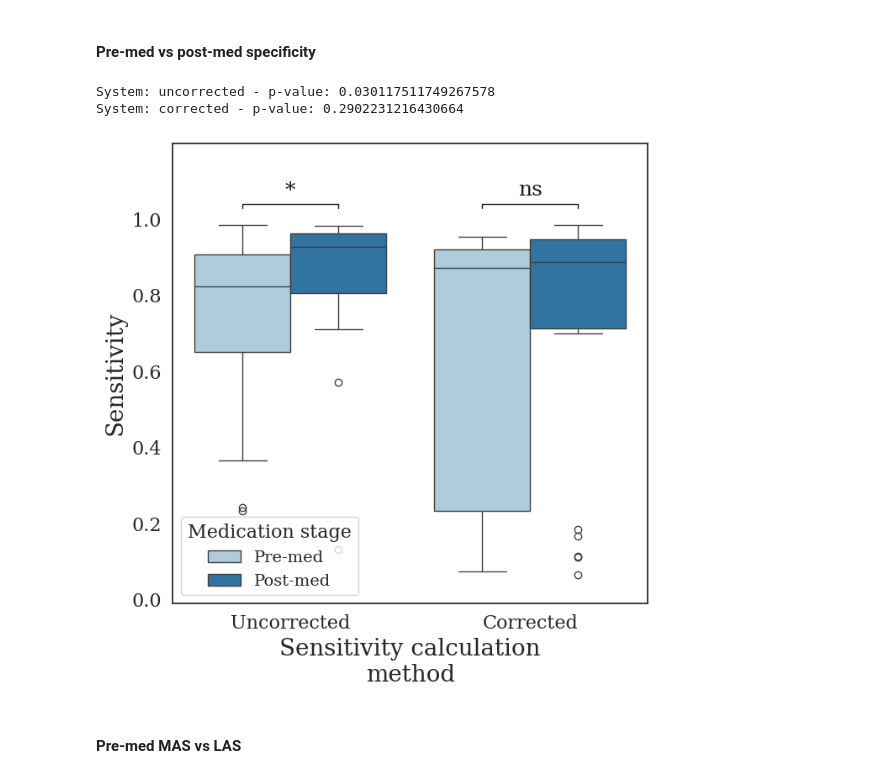
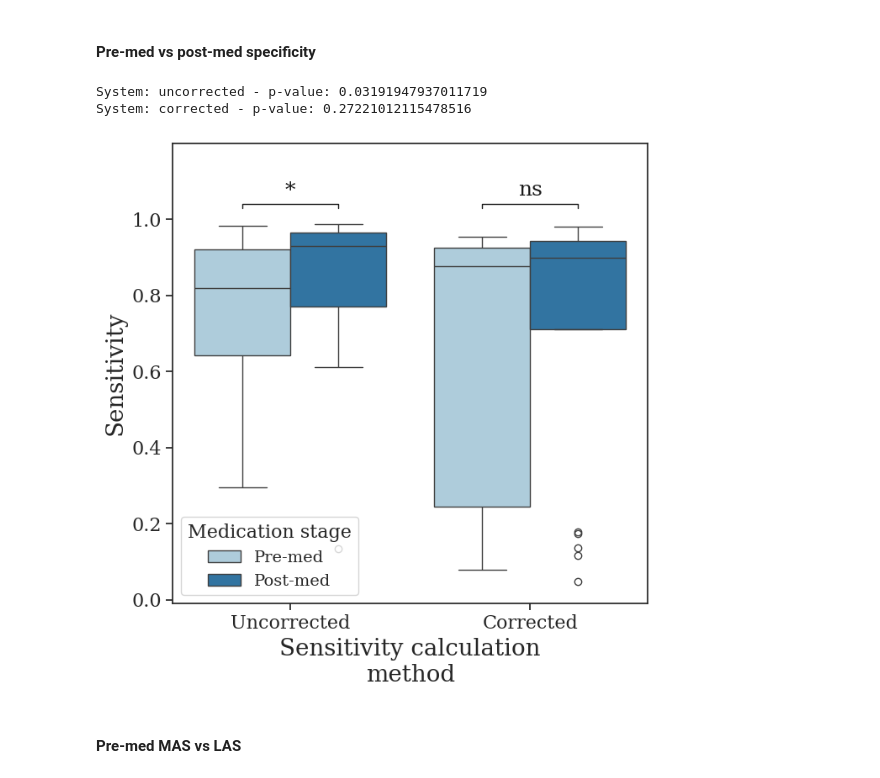
Before and after one commit to biomarkersParkinson/pdathome_gait, a Jupyter notebook: paper_results/notebooks/filtering_gait.ipynb, the cells around one changed output. Drawn from its saved outputs; the diff is of its cells as text; code cells hidden in the pictures.

```diff
--- a/paper_results/notebooks/filtering_gait.ipynb
+++ b/paper_results/notebooks/filtering_gait.ipynb
@@ -40,8 +39,8 @@ d_performance = {
     gc.descriptives.PARKINSONS_DISEASE: {},
     gc.descriptives.CONTROLS: {}
 }
-for subject in gc.participant_ids.L_PD_IDS + gc.participant_ids.L_HC_IDS:
-    if subject in gc.participant_ids.L_PD_IDS:
+for subject in gc.participant_ids.PD_IDS + gc.participant_ids.HC_IDS:
+    if subject in gc.participant_ids.PD_IDS:
         population = gc.descriptives.PARKINSONS_DISEASE
     else:
         population = gc.descriptives.CONTROLS
@@ -88,7 +115,7 @@ plot_coefs(d_coefs=coefs_rf, classifier=gc.classifiers.RANDOM_FOREST, figsize=(1
 df_size = pd.DataFrame()
 
 for med_stage in ['pre', 'post']:
-    for subject in gc.participant_ids.L_PD_IDS:
+    for subject in gc.participant_ids.PD_IDS:
         for segment_duration in d_performance[gc.descriptives.PARKINSONS_DISEASE][subject][gc.classifiers.ARM_ACTIVITY_CLASSIFIER_SELECTED][gc.descriptives.MOST_AFFECTED_SIDE][med_stage][f'{gc.columns.TRUE_SEGMENT_CAT}_duration'].keys():
             segment_duration_minutes = d_performance[gc.descriptives.PARKINSONS_DISEASE][subject][gc.classifiers.ARM_ACTIVITY_CLASSIFIER_SELECTED][gc.descriptives.MOST_AFFECTED_SIDE][med_stage][f'{gc.columns.TRUE_SEGMENT_CAT}_duration'][segment_duration]['minutes_true']
 
@@ -156,25 +195,25 @@ Minutes of annotated no other arm activity stratified by annotated segment durat
 # %%
 df_size = pd.DataFrame()
+decimals = 1
 
-for subject in gc.participant_ids.L_PD_IDS + gc.participant_ids.L_HC_IDS:
-    if subject in gc.participant_ids.L_PD_IDS:
+for subject in gc.participant_ids.PD_IDS + gc.participant_ids.HC_IDS:
+    if subject in gc.participant_ids.PD_IDS:
         population = gc.descriptives.PARKINSONS_DISEASE
     else:
         population = gc.descriptives.CONTROLS
 
     for med_stage in d_performance[population][subject][gc.classifiers.ARM_ACTIVITY_CLASSIFIER_SELECTED][gc.descriptives.MOST_AFFECTED_SIDE].keys():
-        if subject in gc.participant_ids.L_PD_IDS:
-            for segment_duration in d_performance[population][subject][gc.classifiers.ARM_ACTIVITY_CLASSIFIER_SELECTED][gc.descriptives.MOST_AFFECTED_SIDE][med_stage][f'{gc.columns.TRUE_SEGMENT_CAT}_duration'].keys():
-                segment_duration_minutes = d_performance[population][subject][gc.classifiers.ARM_ACTIVITY_CLASSIFIER_SELECTED][gc.descriptives.MOST_AFFECTED_SIDE][med_stage][f'{gc.columns.TRUE_SEGMENT_CAT}_duration'][segment_duration]['minutes_pred']
+        for segment_duration in d_performance[population][subject][gc.classifiers.ARM_ACTIVITY_CLASSIFIER_SELECTED][gc.descriptives.MOST_AFFECTED_SIDE][med_stage][f'{gc.columns.TRUE_SEGMENT_CAT}_duration'].keys():
+            segment_duration_minutes = d_performance[population][subject][gc.classifiers.ARM_ACTIVITY_CLASSIFIER_SELECTED][gc.descriptives.MOST_AFFECTED_SIDE][med_stage][f'{gc.columns.TRUE_SEGMENT_CAT}_duration'][segment_duration]['minutes_pred']
 
-                df_size = pd.concat([df_size, pd.DataFrame([
-                    population,
-                    med_stage,
-                    subject,
-                    'pos',
-                    segment_duration,
-                    segment_duration_minutes
-                ]).T], axis=0).reset_index(drop=True)
+            df_size = pd.concat([df_size, pd.DataFrame([
+                population,
+                med_stage,
+                subject,
+                'pos',
+                segment_duration,
+                segment_duration_minutes
+            ]).T], axis=0).reset_index(drop=True)
 
         for activity in ['pos', 'neg']:
             total_minutes = d_performance[population][subject][gc.classifiers.ARM_ACTIVITY_CLASSIFIER_SELECTED][gc.descriptives.MOST_AFFECTED_SIDE][med_stage]['size'][f'pred_{activity}_s']/60
@@ -192,7 +231,7 @@ df_size.columns = ['pop', 'med_stage', 'id', 'activity', 'segment_duration', 'mi
 
 df_size_grouped = df_size.groupby(['pop', 'med_stage', 'activity', 'segment_duration'])['minutes'].agg(['mean', 'std']).reset_index()
 
-df_size_grouped['minutes_agg'] = df_size_grouped.apply(lambda x: f"{np.round(x['mean'],2)} ({np.round(x['std'],2)})", axis=1)
+df_size_grouped['minutes_agg'] = df_size_grouped.apply(lambda x: f"{np.round(x['mean'], decimals)} ({np.round(x['std'], decimals)})", axis=1)
 df_size_grouped['pop'] = df_size_grouped.apply(lambda x: f"{x['pop']} {x['med_stage']}" if x['pop'] == gc.descriptives.PARKINSONS_DISEASE else x['pop'], axis=1)
 
 df_size_grouped = df_size_grouped.drop(columns=['mean', 'std', 'med_stage']).reset_index(drop=True)
@@ -431,11 +466,13 @@ very_long: 0.88 +/- 0.24
 #### Pre-med vs post-med specificity
 # %%
 metric = 'sens'
+med_stage = 'pre'
+
 df_segment_duration = pd.DataFrame()
 df_uncorrected = pd.DataFrame()
 
 # Collect data for each subject
-for subject in gc.participant_ids.L_PD_IDS:
+for subject in gc.participant_ids.PD_IDS:
     for med_stage in [gc.descriptives.PRE_MED, gc.descriptives.POST_MED]:
         for segment_duration in mp.segment_rename.keys():
             try:
@@ -472,7 +509,7 @@ df_complete = pd.DataFrame()
 # Calculate sensitivity for the corrected method
 for stage in ['pre', 'post']:
     df_stage = df_corrected.loc[df_corrected[gc.columns.PRE_OR_POST] == stage]
-    for subject in gc.participant_ids.L_PD_IDS:
+    for subject in gc.participant_ids.PD_IDS:
         df_subject = df_stage.loc[df_stage[gc.columns.ID] == subject]
         if df_subject.shape[0] > 0:
             # Uncorrected sensitivities
@@ -498,38 +535,38 @@ df_complete = df_complete.loc[~df_complete[gc.columns.ID].isin(l_drop_ids)]
 fig, ax = plt.subplots(figsize=(7,7))
 
 # Define the order for systems
 order = ['uncorrected', 'corrected']
 
 sns.boxplot(data=df_complete, x='system', y=metric, hue=gc.columns.PRE_OR_POST, order=order, palette=gc.plot_parameters.COLOR_PALETTE)
 
 for j, system in enumerate(order):
     vals_pre = list(df_complete.loc[(df_complete['system'] == system) & (df_complete[gc.columns.PRE_OR_POST] == 'pre'), metric].values)
     vals_post = list(df_complete.loc[(df_complete['system'] == system) & (df_complete[gc.columns.PRE_OR_POST] == 'post'), metric].values)
 
     # Assuming calculate_pvalue and plot_significance are functions already defined
     pvalue = calculate_pvalue(vals_pre, vals_post, 'wilcoxon')[1]
     plot_significance(ax=ax, x_min=j + 0.2, x_max=j - 0.2, pvalue=pvalue, y_min_significance=1, gap=0.01, row=1, text_size=d_plot_params['font.size'])
 
     print(f"System: {system} - p-value: {pvalue}")
 
 ax.set_ylim([-0.01, 1.2])
 ax.set_xticks(ax.get_xticks(), ['Uncorrected', 'Corrected'])
 # ax.set_title('Sensitivity with and without correction')
 ax.set_xlabel('Sensitivity calculation\nmethod')
 ax.set_ylabel('Sensitivity')
 
 # Customize legend and axis tick visibility
 ax.legend(handles=ax.get_legend_handles_labels()[0], labels=['Pre-med', 'Post-med'], title='Medication stage', loc='lower left')
 
-for j in range(1, 2):
-    ax.yaxis.get_major_ticks()[-1 * j].label1.set_visible(False)
+ax.set_yticks(ax.get_yticks()[1:-1])
+
 
 fig.tight_layout()
 plt.show()
 # %% [output]
-System: uncorrected - p-value: 0.030117511749267578
-System: corrected - p-value: 0.2902231216430664
+System: uncorrected - p-value: 0.03191947937011719
+System: corrected - p-value: 0.27221012115478516
-[figure, old version]
+[figure, new version]
 # %% [markdown]
 #### Pre-med MAS vs LAS
 # %%
```
Also changed, not shown: parts of 20 cells of this notebook, 17 other files.
